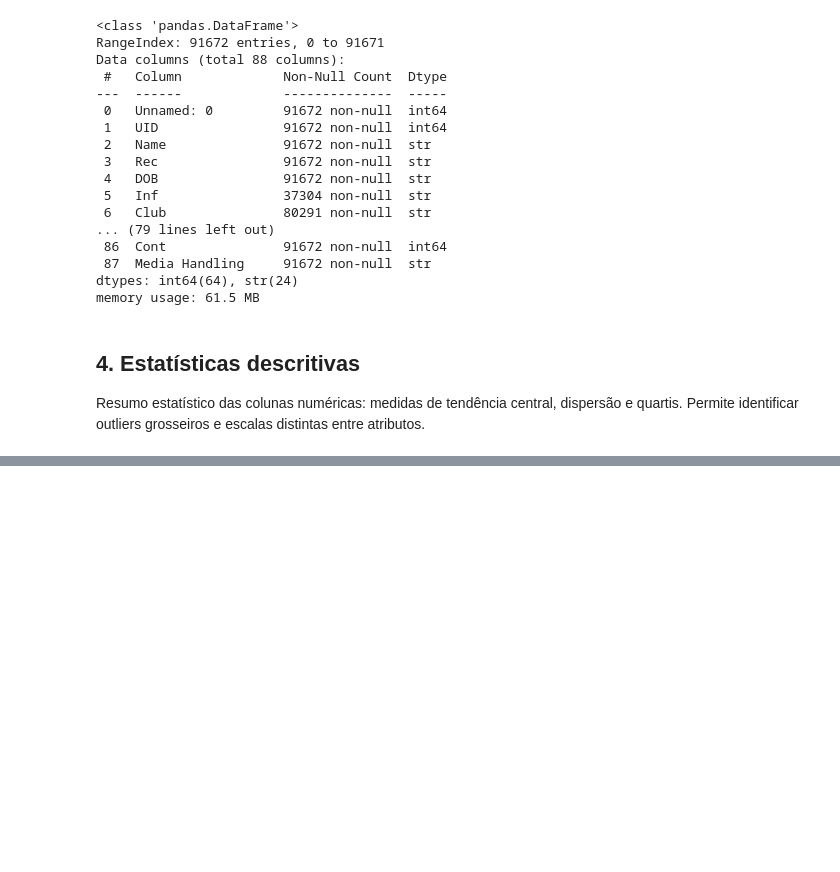
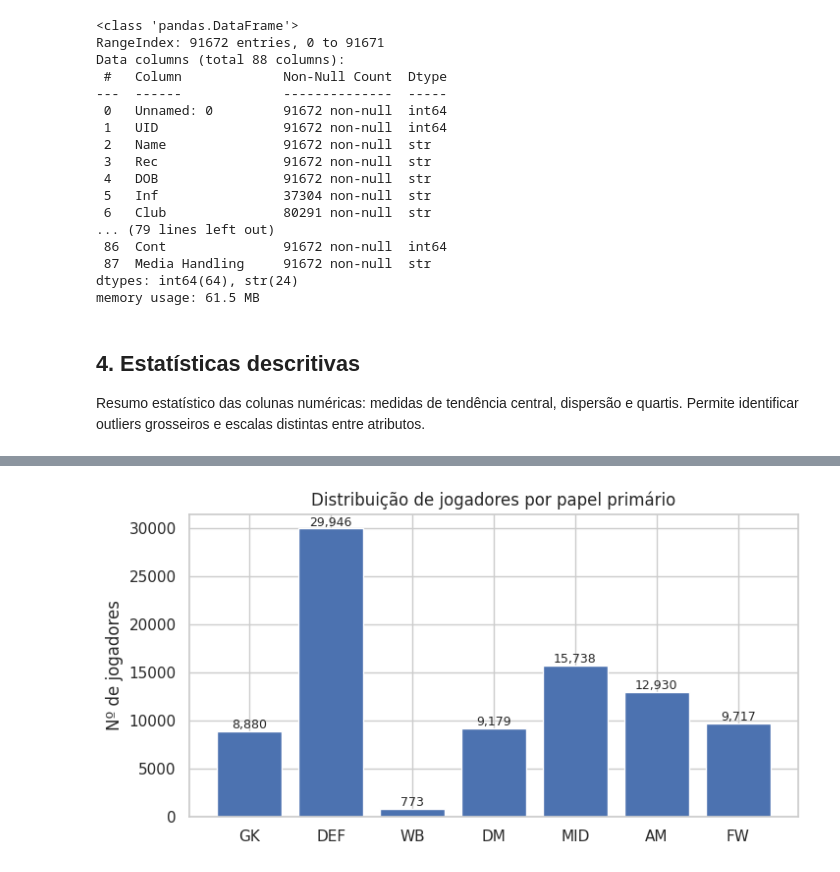
Before and after one commit to gupessanha/similar-player-search-system, a Jupyter notebook: notebooks/1_EDA.ipynb, the cells around one changed output, grey strips where cells are left out. Drawn from its saved outputs; the diff is of its cells as text; code cells hidden in the pictures; blank space fills up the shorter version.

```diff
--- a/notebooks/1_EDA.ipynb
+++ b/notebooks/1_EDA.ipynb
@@ -73,0 +249,20 @@ df_players.describe()
+# %%
+ROLE_MAP = {
+    "GK": "GK",
+    "D": "DEF",
+    "WB": "WB",
+    "DM": "DM",
+    "M": "MID",
+    "AM": "AM",
+    "ST": "FW",
+}
+
+
+def primary_role(pos_str: str) -> str:
+    first_token = pos_str.split(",")[0].strip()
+    base = re.split(r"[/ (]", first_token)[0]
+    return ROLE_MAP.get(base, "OTHER")
+
+
+df["primary_role"] = df["Position"].map(primary_role)
+df["primary_role"].value_counts()
@@ -73,0 +279,12 @@ df_players.describe()
+# %%
+fig, ax = plt.subplots(figsize=(8, 4))
+order = ["GK", "DEF", "WB", "DM", "MID", "AM", "FW"]
+counts = df["primary_role"].value_counts().reindex(order).fillna(0)
+ax.bar(counts.index, counts.values, color="#4C72B0")
+ax.set_title("Distribuição de jogadores por papel primário")
+ax.set_ylabel("Nº de jogadores")
+for i, v in enumerate(counts.values):
+    ax.text(i, v, f"{int(v):,}", ha="center", va="bottom", fontsize=9)
+plt.show()
+# %% [output]
+[figure, added]
```
Also changed, not shown: parts of 30 cells of this notebook, 2 other files.
